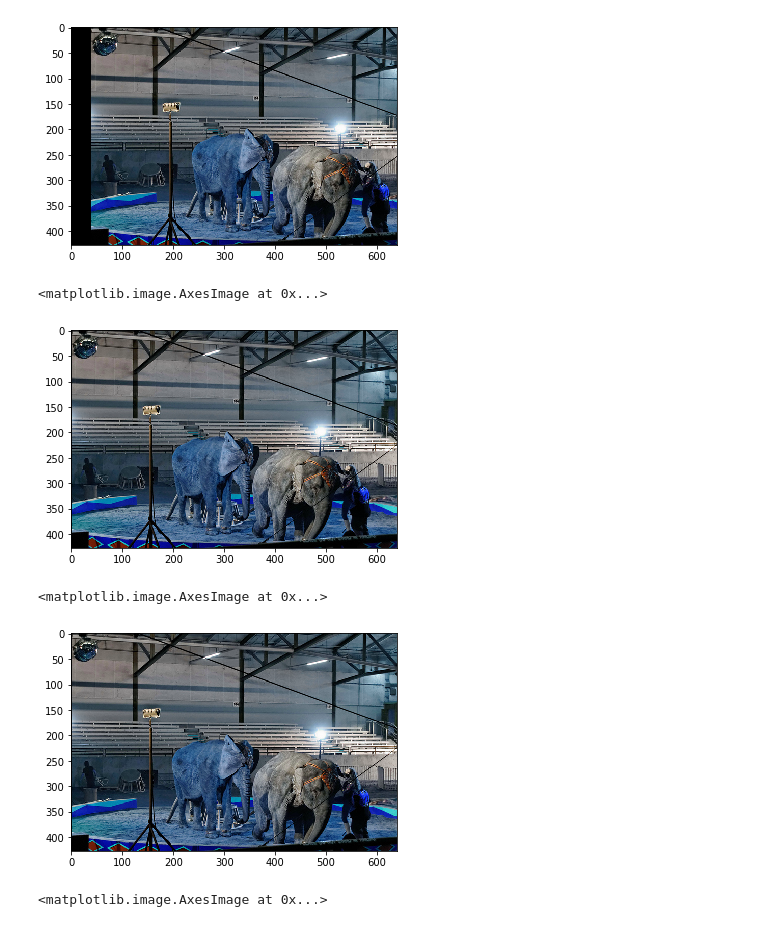
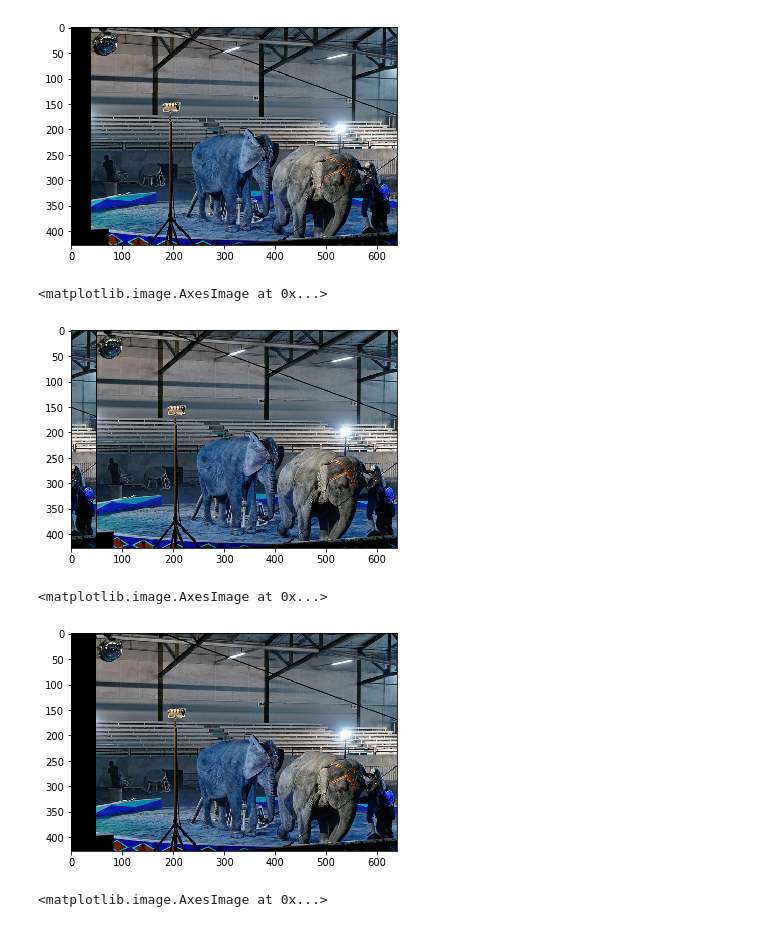
Before and after one commit to Arushi04/Computer-Vision, a Jupyter notebook: Assignment2.ipynb, the cells around one changed output. Cells and saved outputs as stored; diff of their text form; code cells hidden in the pictures.

```diff
--- a/Assignment2.ipynb
+++ b/Assignment2.ipynb
@@ -57,39 +57,40 @@ plt.imshow(new_arr)
 [figure]
 # %%
 #Translation the image column by column
-def shift_right(img,k):
+def shift_right(img,k=50):
     height = img.shape[0]
     width = img.shape[1];
     for i in range(width-1,0,-1):
-        img[:,i] = img[:,i-1]
+        img[:,i] = img[:,i-k]
     img[:,0]=np.array([0,0,0])
     return img
 
 image = cv2.imread('practice_data/elephants.jpg')
-new_arr = shift_right(image, k=140)
+new_arr = shift_right(image,k=50)
 plt.imshow(new_arr)
 # %% [output]
 <matplotlib.image.AxesImage at 0x...>
-[figure, old version]
+[figure, new version]
 # %%
 #to shift col and rows and appending the padding to it
 
 img = cv2.imread('practice_data/elephants.jpg')
 
-def shift_left_opt(img,k):
+def shift_left_opt(img,k=50):
     height = img.shape[0]
     width = img.shape[1];
     img = img[:,:width-k]
+    img = img[]
 
     pad_right = np.zeros((height,k,3), dtype='uint8')
     img = np.append(img,pad_right,axis=1)
     return img
 
-    new_arr = shift_left_opt(img,40)
+    new_arr = shift_left_opt(img,k=50)
 plt.imshow(new_arr)
 # %% [output]
 <matplotlib.image.AxesImage at 0x...>
-[figure, old version]
+[figure, new version]
 # %%
 #to shift col and rows and appending the padding to it
 
```
